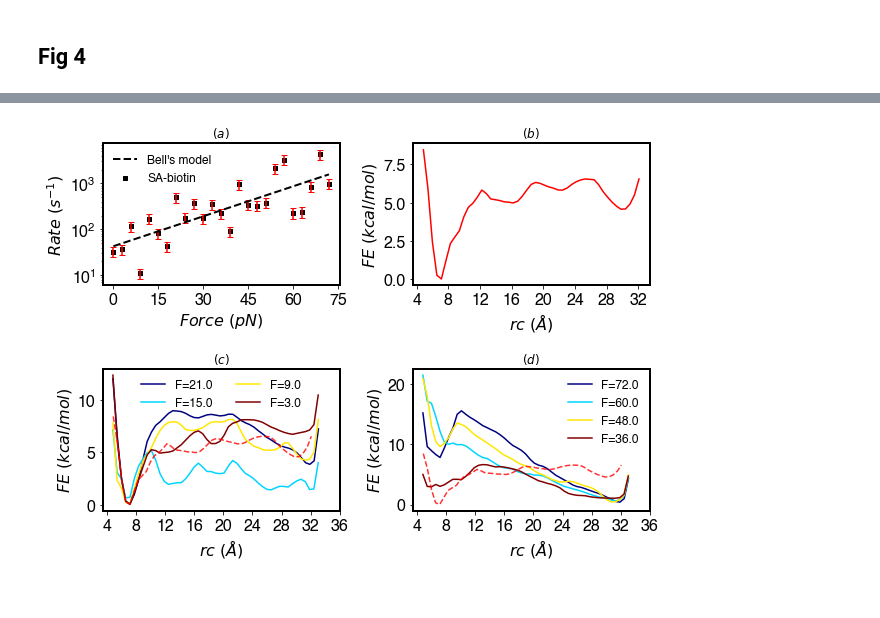
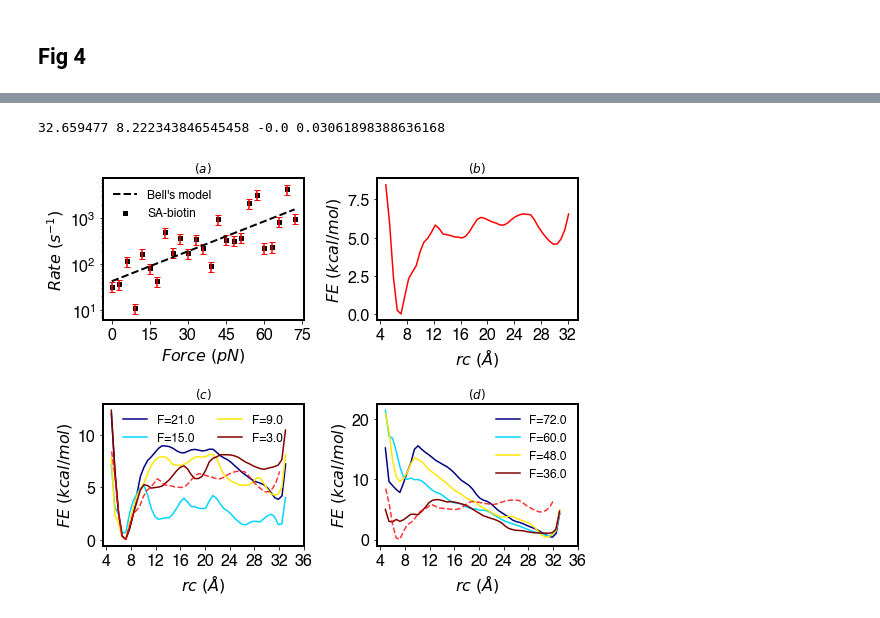
Before and after one commit to hocky-research-group/PenaUnbindingPaper, a Jupyter notebook: analysis/FiguresforPaper.ipynb, the cells around one changed output, grey strips where cells are left out. Saved outputs shown, nothing was run; the diff lists cells and outputs as text; code cells hidden in the pictures.

```diff
--- a/analysis/FiguresforPaper.ipynb
+++ b/analysis/FiguresforPaper.ipynb
@@ -275,2 +279,15 @@ plt.close()
 # %% [markdown]
 ## Fig 4
+# %%
+work_dir = "../data/catchbond/FES/"
+file_template = "catchbondMGW_FES_prod_KJp__FORCE_/RUN/RUN_fes.dat"
+fes = {}
+for key in np.linspace(-8.0,0.0,21):
+    k="%2.1f"%(key)
+    file_name = file_template.replace('_FORCE_', k)
+    runs = []
+    for i in range(1,2):
+        final = file_name.replace('RUN',str(i))
+        temp = np.genfromtxt(work_dir+final, comments='#', dtype=float)
+        runs.append(temp)
+    fes[k] = np.array(runs)
@@ -356,0 +496,17 @@ plt.show()
+# %%
+from matplotlib import cm
+viridis = cm.get_cmap('jet', 26)
+newcolors = viridis(np.linspace(0,1,26))
+markers = ['s','s','s','o','o','o','>','>','>']
+fig,ax = plt.subplots(figsize=(6, 5))
+for i,key in enumerate(fesdz):
+    run=fesdz[key][0]
+    ax.plot(run[:,0], run[:,1],label=F"F={np.abs(float(key))} pN", color=newcolors[i], marker='.')
+
+ax.set_ylabel(r'$FE\ (kcal/mol)$',  size=14)
+ax.set_xlabel(r'$Z-Distance\ (\AA)$',  size=14)
+ax.set_xlim(7.3,18)
+ax.tick_params(axis='both', labelsize=14, width=2)
+plt.legend(fontsize=9, ncol=2, loc = 'center right', bbox_to_anchor=(1.6, 0.5))
+plt.savefig(F'../figures/cavity_ligand_free/FES/distance-z_FES_force.png')
+plt.show()
@@ -370,9 +576,18 @@ FE_rc = rcvsFE[:,1]
 
 ub = ubvsFE[:,0]
 FE_ub = ubvsFE[:,1]
+
+print(rates[-1],bars[-1], forces[-1], 1/rates[-1])
+# %% [output]
+32.659477 8.222343846545458 -0.0 0.03061898388636168
 # %%
 #plt.rcParams['font.size'] = 14
-fig, ax = plt.subplots(2,2, figsize=(9,6.5))
+mpl.rcParams['savefig.dpi'] = 300
+mpl.rcParams['lines.linewidth'] = 1.5
+mpl.rcParams['font.family'] = 'Helvetica'
+plt.rcParams['font.size'] = 16
+plt.rcParams['axes.linewidth'] = 2
+fig, ax = plt.subplots(2,2, figsize=(8,6.5))
 ax[0,1].plot(rc,FE_rc,c='r',label=r"$sgoop\ rc$")
 #ax2=ax[0,0].twiny()
 #ax2.plot(ub,FE_ub,c='k',label=r"$com\ distance$")
@@ -403,32 +618,32 @@ ax[1,1].legend(fontsize=12, loc='best', frameon=False)
 keys = np.linspace(-21.0,-3.0,4)
 newcolors = viridis(np.linspace(0,1,len(keys)))
 for i,key in enumerate(keys):
     k = "%2.1f"%(key)
     fedata = np.genfromtxt(F"../data/sabiotin/FES/FESvsrc{k}.dat",dtype=float, comments='#')
     ax[1,0].plot(fedata[:,0],fedata[:,1],color=newcolors[i],label=f"F={np.abs(key)}")
 
 ax[1,0].plot(rc,FE_rc,c='r',linestyle='--', alpha=0.8)
 ax[1,0].set_ylabel(r'$FE\ (kcal/mol)$', fontweight='bold')
 ax[1,0].set_xlabel(r'$rc\ (\AA)$', fontweight='bold', color='k')
 ax[1,0].set_xticks(np.linspace(4,36,9))
 ax[1,0].tick_params(axis='x', colors='k')
 ax[1,0].set_title(r"$(c)$",fontsize=12)
 ax[1,0].legend(fontsize=12, ncol=2, loc='upper center', frameon=False)
 
 theo_x = np.linspace(0.0,np.max(forces),100)
 theo_y = slip_rate(theo_x, bell_k0, bell_dx)
 ax[0,0].errorbar(forces, rates, bars, c='r', linestyle='', capsize=3)
 ax[0,0].scatter(forces, rates, c='k',marker='s',label='SA-biotin', s=10)
 ax[0,0].plot(theo_x, theo_y,  c='k', linestyle='--', linewidth=2, label="Bell's model")
 ax[0,0].set_ylabel(r"$Rate\ (s^{-1})$")
 ax[0,0].set_yscale('log')
 ax[0,0].set_xlabel(r"$Force\ (pN)$")
 ax[0,0].set_xticks(np.linspace(0,75,6))
 ax[0,0].set_title(r"$(a)$",fontsize=12)
 ax[0,0].legend(fontsize=12, loc='best', frameon=False)
 
 plt.tight_layout()
-fig.savefig(f"{out_dir}figure5.pdf")
+fig.savefig(f"{out_dir}figure9.pdf")
 plt.show()
 # %% [output]
-[figure, old version]
+[figure, new version]
```
Also changed, not shown: parts of 18 cells of this notebook, 11 other files.
